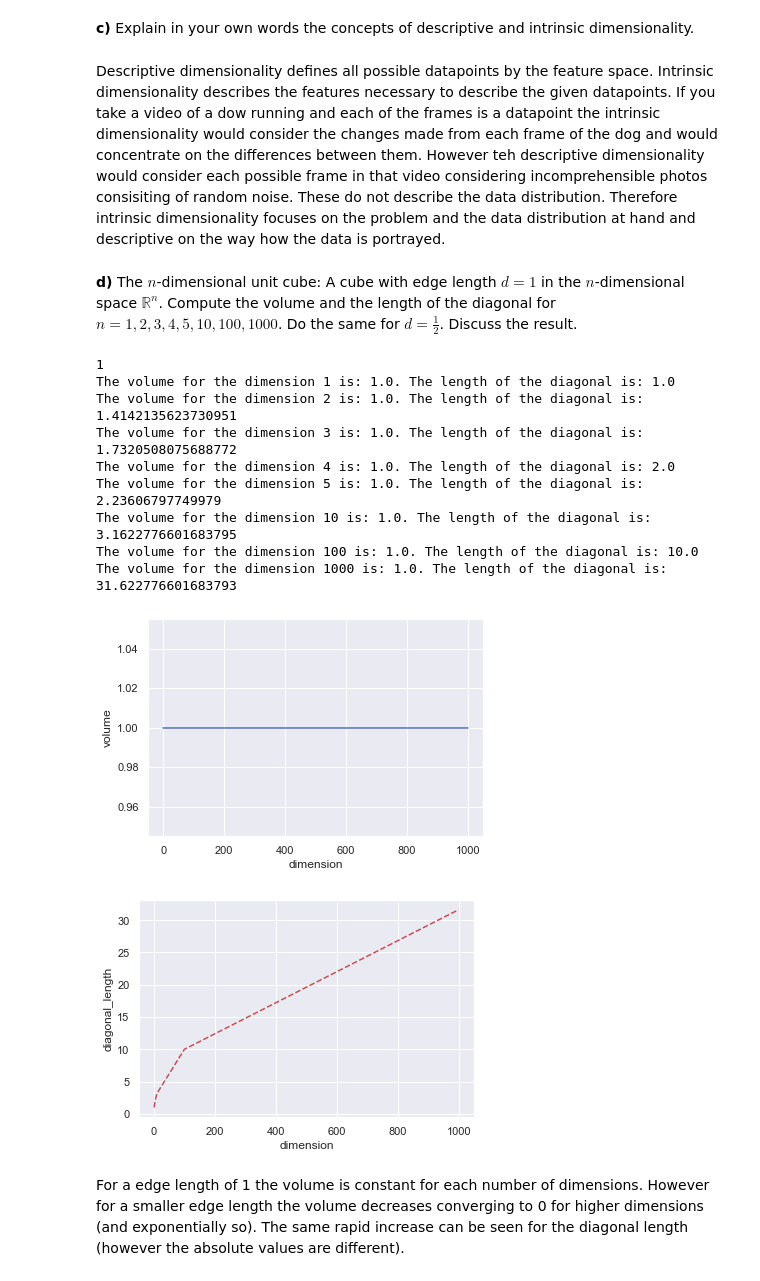
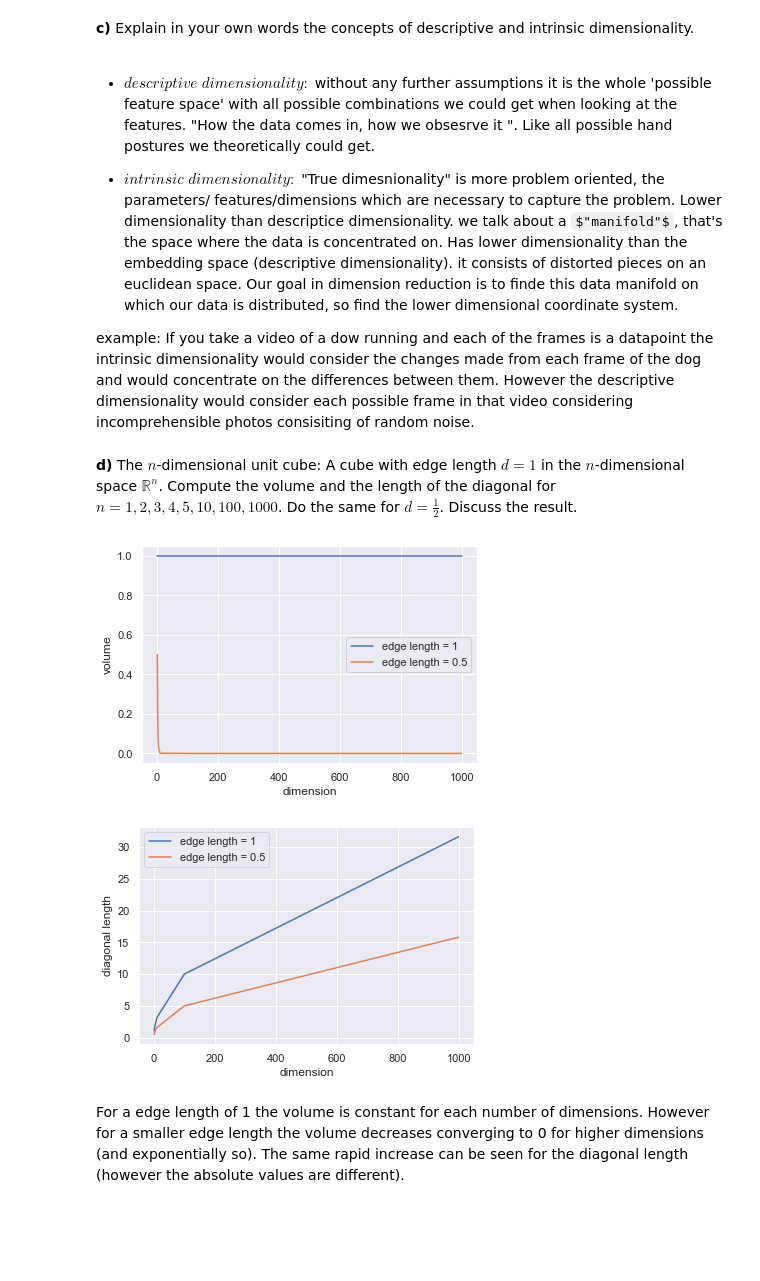
Before and after one commit to mhueppe/machine_learning, a Jupyter notebook: Sheet 05/sheet05.ipynb, the cells around one changed output. Saved outputs shown, nothing was run; the diff lists cells and outputs as text; code cells hidden in the pictures; some formulas as TeX source; blank space fills up the shorter version.

```diff
--- a/Sheet 05/sheet05.ipynb
+++ b/Sheet 05/sheet05.ipynb
@@ -37,48 +50,49 @@ One can reduce the number of dimensions to ensure both increase in performance a
 # %% [markdown]
 **c)** Explain in your own words the concepts of descriptive and intrinsic dimensionality.
 # %% [markdown]
-Descriptive dimensionality defines all possible datapoints by the feature space. Intrinsic dimensionality describes the features necessary to describe the given datapoints. If you take a video of a dow running and each of the frames is a datapoint the intrinsic dimensionality would consider the changes made from each frame of the dog and would concentrate on the differences between them. However teh descriptive dimensionality would consider each possible frame in that video considering incomprehensible photos consisiting of random noise. These do not describe the data distribution. Therefore intrinsic dimensionality focuses on the problem and the data distribution at hand and descriptive on the way how the data is portrayed.
+
+* $descriptive$ $dimensionality:$
+without any further assumptions it is the whole 'possible feature space' with all possible combinations we could get when looking at the features. "How the data comes in, how we obsesrve it ". Like all possible hand postures we theoretically could get.
+
+* $intrinsic$ $dimensionality:$
+"True dimesnionality"
+is more problem oriented, the parameters/ features/dimensions which are necessary to capture the problem.
+Lower dimensionality than descriptice dimensionality.
+we talk about a $"manifold"$, that's the space where the data is concentrated on. Has lower dimensionality than the embedding space (descriptive dimensionality). it consists of distorted pieces on an euclidean space.
+Our goal in dimension reduction is to finde this data manifold on which our data is distributed, so find the lower dimensional coordinate system.
+
+example:
+If you take a video of a dow running and each of the frames is a datapoint the intrinsic dimensionality would consider the changes made from each frame of the dog and would concentrate on the differences between them. However the descriptive dimensionality would consider each possible frame in that video considering incomprehensible photos consisiting of random noise.
 # %% [markdown]
 **d)** The $n$-dimensional unit cube: A cube with edge length $d=1$ in the $n$-dimensional space $\mathbb{R}^n$. Compute the volume and the length of the diagonal for $n = 1, 2, 3, 4, 5, 10, 100, 1000$. Do the same for $d=\frac{1}{2}$. Discuss the result.
 # %%
 import numpy as np
 import matplotlib.pyplot as plt
 # %%
-d = float(input())
+dimensions = [1,2,3,4,5,10,100,1000]
+volume_and_diagonal = lambda d: np.array([(d**n,d*np.sqrt(n)) for n in dimensions])
 
-dimensions = [1,2,3,4,5,10,100,1000]
-volumes = []
-diagonal_length = []
-for n in dimensions:
-    volume = d**n
-    length = d*np.sqrt(n)
-    volumes.append(volume)
-    diagonal_length.append(length)
-    print(f"The volume for the dimension {n} is: {volume}. The length of the diagonal is: {length}")
+edge_length1 = volume_and_diagonal(1)
+
+edge_length05 = volume_and_diagonal(0.5)
 
 
-
-plt.plot(dimensions,volumes)
+plt.plot(dimensions,edge_length1[:,0],label="edge length = 1")
+plt.plot(dimensions,edge_length05[:,0],label="edge length = 0.5")
 plt.ylabel('volume')
 plt.xlabel('dimension')
+plt.legend()
 plt.show()
 
-plt.plot(dimensions,diagonal_length, 'r--')
-plt.ylabel('diagonal_length')
+plt.plot(dimensions,edge_length1[:,1],label="edge length = 1")
+plt.plot(dimensions,edge_length05[:,1],label="edge length = 0.5")
+plt.ylabel('diagonal length')
 plt.xlabel('dimension')
+plt.legend()
 plt.show()
 # %% [output]
-1
-The volume for the dimension 1 is: 1.0. The length of the diagonal is: 1.0
-The volume for the dimension 2 is: 1.0. The length of the diagonal is: 1.4142135623730951
-The volume for the dimension 3 is: 1.0. The length of the diagonal is: 1.7320508075688772
-The volume for the dimension 4 is: 1.0. The length of the diagonal is: 2.0
-The volume for the dimension 5 is: 1.0. The length of the diagonal is: 2.23606797749979
-The volume for the dimension 10 is: 1.0. The length of the diagonal is: 3.1622776601683795
-The volume for the dimension 100 is: 1.0. The length of the diagonal is: 10.0
-The volume for the dimension 1000 is: 1.0. The length of the diagonal is: 31.622776601683793
-[figure, old version]
+[figure, new version]
-[figure, old version]
+[figure, new version]
 # %% [markdown]
 For a edge length of 1 the volume is constant for each number of dimensions. However for a smaller edge length the volume decreases converging to 0 for higher dimensions (and exponentially so). The same rapid increase can be seen for the diagonal length (however the absolute values are different).
 # %% [markdown]
```
Also changed, not shown: parts of 7 cells of this notebook, 4 other files.
